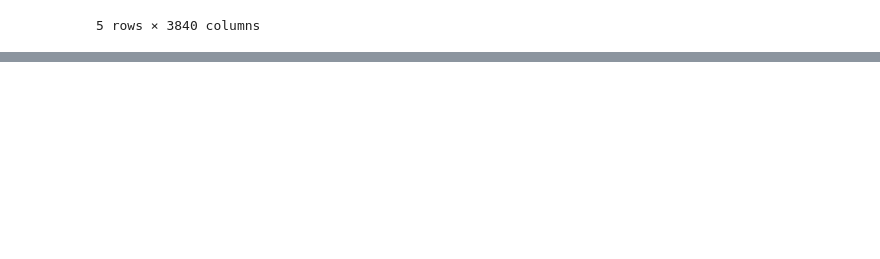
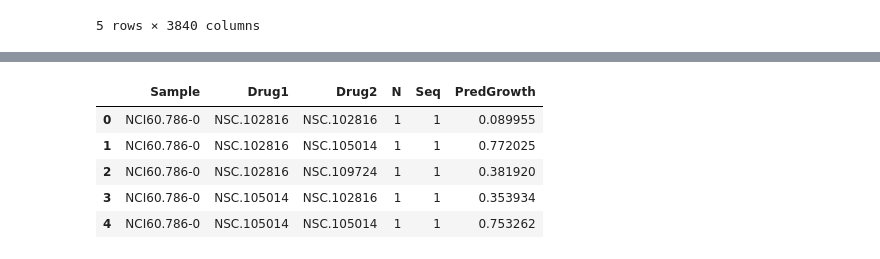
Before and after one commit to vgutta/NCI-DOE-Collab-Pilot1-Combo-combination-drug-response-predictor, a Jupyter notebook: Pilot1/Combo/predict.ipynb, the cells around one changed output, grey strips where cells are left out. Saved outputs shown, nothing was run; the diff lists cells and outputs as text; code cells hidden in the pictures; blank space fills up the shorter version.

```diff
--- a/Pilot1/Combo/predict.ipynb
+++ b/Pilot1/Combo/predict.ipynb
@@ -226,3 +334,12 @@ n_rows = n_samples * n_drugs * n_drugs
+# %%
+df_all.head()
+# %% [output]
+|  | Sample | Drug1 | Drug2 | N | Seq | PredGrowth |
+| 0 | NCI60.786-0 | NSC.102816 | NSC.102816 | 1 | 1 | 0.089955 |
+| 1 | NCI60.786-0 | NSC.102816 | NSC.105014 | 1 | 1 | 0.772025 |
+| 2 | NCI60.786-0 | NSC.102816 | NSC.109724 | 1 | 1 | 0.381920 |
+| 3 | NCI60.786-0 | NSC.105014 | NSC.102816 | 1 | 1 | 0.353934 |
+| 4 | NCI60.786-0 | NSC.105014 | NSC.105014 | 1 | 1 | 0.753262 |
 # %%
 df_sum.head()
 # %% [output]
```
Also changed, not shown: parts of 9 cells of this notebook, 1 other file.
